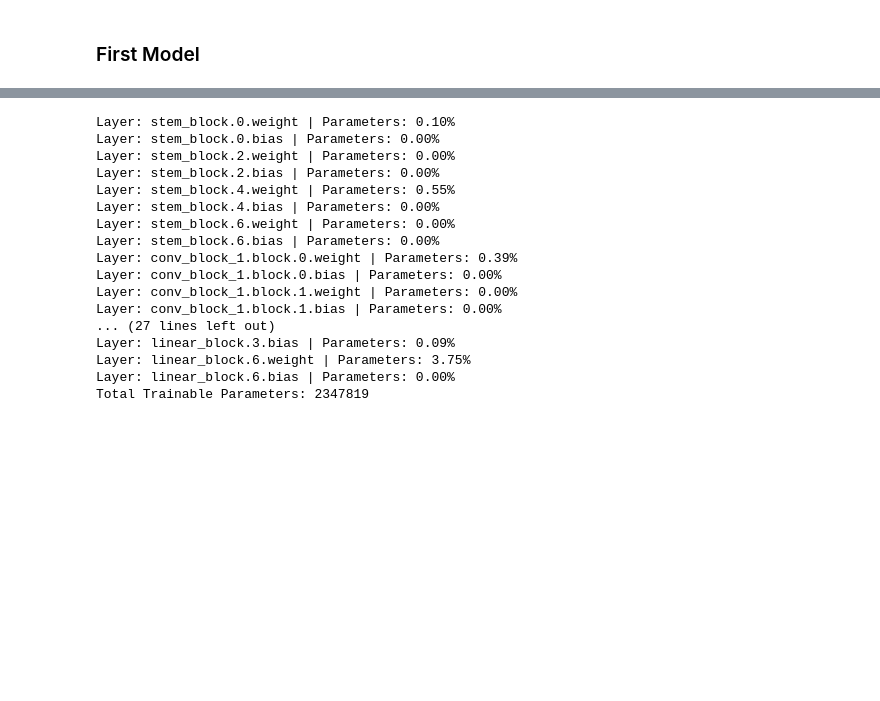
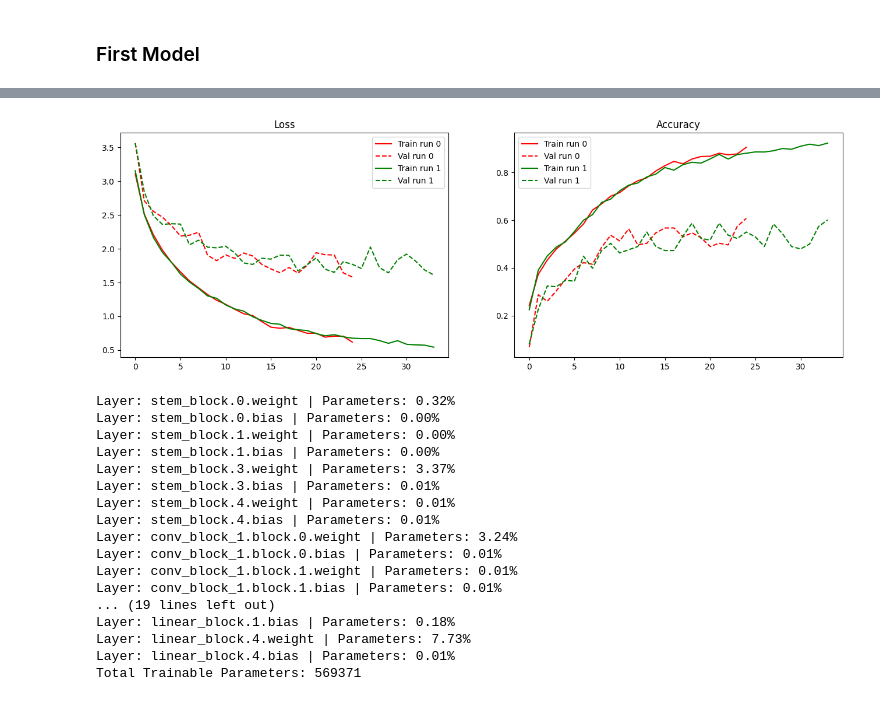
Before and after one commit to AjejeBrazorfEU/grocery-store-cnn, a Jupyter notebook: assignment_module_2.ipynb, the cells around one changed output, grey strips where cells are left out. Saved outputs shown, nothing was run; the diff lists cells and outputs as text; code cells hidden in the pictures; blank space fills up the shorter version.

```diff
--- a/assignment_module_2.ipynb
+++ b/assignment_module_2.ipynb
@@ -261,6 +321,7 @@ class ConvBlock(nn.Module):
         super().__init__()
         self.in_channels = in_channels
         self.out_channels = out_channels
+        self.activation = activation
 
         self.block = nn.Sequential(
             nn.Conv2d(
@@ -274,24 +335,22 @@ class ConvBlock(nn.Module):
             activation,
             nn.Conv2d(
                 in_channels = out_channels,
-                out_channels = out_channels*2,
-                kernel_size = kernel_size,
-                stride = 1,
-                padding = "same"
-            ),
-            nn.BatchNorm2d(out_channels*2),
-            activation,
-            nn.Conv2d(
-                in_channels = out_channels*2,
                 out_channels = out_channels,
                 kernel_size = kernel_size,
                 stride = 1,
                 padding = "same"
             ),
             nn.BatchNorm2d(out_channels),
+            # activation,
+            # nn.Conv2d(
+            #     in_channels = out_channels,
+            #     out_channels = out_channels,
+            #     kernel_size = kernel_size,
+            #     stride = 1,
+            #     padding = "same"
+            # ),
+            # nn.BatchNorm2d(out_channels),
         )
-
-        self.activation = activation
 
         self.skip_block = nn.Conv2d(in_channels, out_channels, kernel_size=3, stride=2, padding="valid")
 
@@ -471,0 +538,2 @@ logs = train(
+# %%
+histories = runForMultipleSeeds(2, SEED)
@@ -472,3 +576,22 @@ logs = train(
+# %%
+colors = "rgb"
+
+plt.figure(figsize=(16, 5))
+for i in range(len(histories)):
+    logs = histories[i]
+    plt.subplot(1, 2, 1)
+    plt.title("Loss")
+    plt.plot(range(logs[-1]["epoch"]), [np.mean(logs[i]["batch_train_losses"]) for i in range(len(logs))], label=f"Train run {i}", color=colors[i%len(colors)])
+    plt.plot(range(logs[-1]["epoch"]), [logs[i]["batch_val_loss"] for i in range(len(logs))], "--", label=f"Val run {i}", color=colors[i%len(colors)])
+    plt.legend()
+    plt.subplot(1, 2, 2)
+    plt.title("Accuracy")
+    plt.plot(range(logs[-1]["epoch"]), [np.mean(logs[i]["batch_train_accuracies"]) for i in range(len(logs))], label=f"Train run {i}", color=colors[i%len(colors)])
+    plt.plot(range(logs[-1]["epoch"]), [logs[i]["batch_val_accuracy"] for i in range(len(logs))], "--", label=f"Val run {i}", color=colors[i%len(colors)])
+    plt.legend()
+plt.show()
+# %% [output]
+[figure, added]
 # %%
 def print_model_parameters(model):
     total_params = 0
@@ -484,26 +607,26 @@ def print_model_parameters(model):
         print(f"Layer: {name} | Parameters: {param_count/total_params*100:.2f}%")
     print(f"Total Trainable Parameters: {total_params}")
 # %%
-model = FirstModel((INPUT_HEIGHT, INPUT_WIDTH), NUM_CLASSES).to(device)
+model = FirstModel(NUM_CLASSES).to(device)
 print_model_parameters(model)
 # %% [output]
-Layer: stem_block.0.weight | Parameters: 0.10%
+Layer: stem_block.0.weight | Parameters: 0.32%
 Layer: stem_block.0.bias | Parameters: 0.00%
-Layer: stem_block.2.weight | Parameters: 0.00%
-Layer: stem_block.2.bias | Parameters: 0.00%
-Layer: stem_block.4.weight | Parameters: 0.55%
-Layer: stem_block.4.bias | Parameters: 0.00%
-Layer: stem_block.6.weight | Parameters: 0.00%
-Layer: stem_block.6.bias | Parameters: 0.00%
-Layer: conv_block_1.block.0.weight | Parameters: 0.39%
-Layer: conv_block_1.block.0.bias | Parameters: 0.00%
-Layer: conv_block_1.block.1.weight | Parameters: 0.00%
-Layer: conv_block_1.block.1.bias | Parameters: 0.00%
-... (27 lines left out)
-Layer: linear_block.3.bias | Parameters: 0.09%
-Layer: linear_block.6.weight | Parameters: 3.75%
-Layer: linear_block.6.bias | Parameters: 0.00%
-Total Trainable Parameters: 2347819
+Layer: stem_block.1.weight | Parameters: 0.00%
+Layer: stem_block.1.bias | Parameters: 0.00%
+Layer: stem_block.3.weight | Parameters: 3.37%
+Layer: stem_block.3.bias | Parameters: 0.01%
+Layer: stem_block.4.weight | Parameters: 0.01%
+Layer: stem_block.4.bias | Parameters: 0.01%
+Layer: conv_block_1.block.0.weight | Parameters: 3.24%
+Layer: conv_block_1.block.0.bias | Parameters: 0.01%
+Layer: conv_block_1.block.1.weight | Parameters: 0.01%
+Layer: conv_block_1.block.1.bias | Parameters: 0.01%
+... (19 lines left out)
+Layer: linear_block.1.bias | Parameters: 0.18%
+Layer: linear_block.4.weight | Parameters: 7.73%
+Layer: linear_block.4.bias | Parameters: 0.01%
+Total Trainable Parameters: 569371
 # %%
 from torchsummary import summary
 
```
Also changed, not shown: parts of 18 cells of this notebook.
